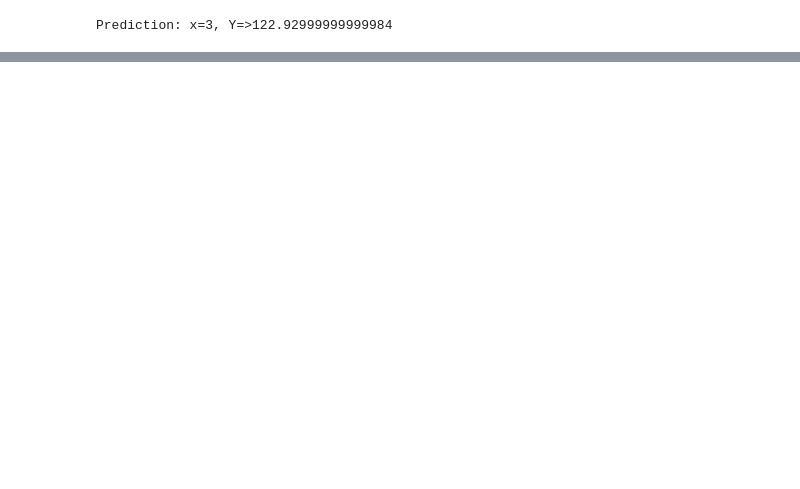
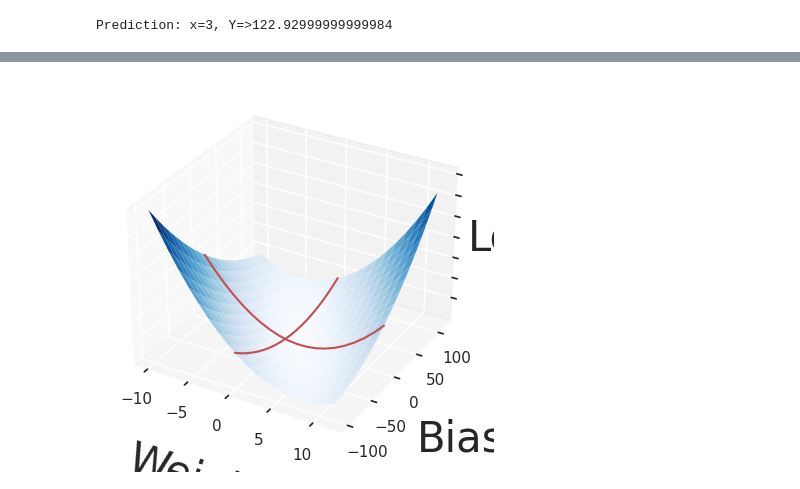
Before and after one commit to DanyelMorales/MLLearneerRepo, a Jupyter notebook: PredictionUsingCalculusGradeDescendent.ipynb, the cells around one changed output, grey strips where cells are left out. Drawn from its saved outputs; the diff is of its cells as text; code cells hidden in the pictures; blank space fills up the shorter version.

```diff
--- a/PredictionUsingCalculusGradeDescendent.ipynb
+++ b/PredictionUsingCalculusGradeDescendent.ipynb
@@ -108,0 +132,35 @@ Prediction: x=3, Y=>122.92999999999984
+# %%
+history = np.array(history)
+history_w = history[:, 0]
+history_b = history[:, 1]
+history_loss = history[:, 2]
+
+# Prepare matrices for 3D plot (W, B and L for weights, biases and losses)
+MESH_SIZE = 20
+weights = np.linspace(np.min(history_w) - 10, np.max(history_w) + 10,
+                      MESH_SIZE)
+biases = np.linspace(np.min(history_b) - 100, np.max(history_b) + 100,
+                     MESH_SIZE)
+W, B = np.meshgrid(weights, biases)
+losses = np.array([loss(X, Y, w, b) for w, b in zip(np.ravel(W), np.ravel(B))])
+L = losses.reshape((MESH_SIZE, MESH_SIZE))
+
+# Plot surface
+sns.set(rc={"axes.facecolor": "white", "figure.facecolor": "white"})
+ax = plt.figure().add_subplot(projection="3d")
+ax.set_zticklabels(())
+ax.set_xlabel("Weight", labelpad=20, fontsize=30)
+ax.set_ylabel("Bias", labelpad=20, fontsize=30)
+ax.set_zlabel("Loss", labelpad=5, fontsize=30)
+ax.plot_surface(W, B, L, cmap=cm.Blues, linewidth=0, antialiased=True)
+
+# Trace the partial derivative "slices"
+plt.plot(weights, [history_b[0] for w in weights],
+         [loss(X, Y, w, history_b[0]) for w in weights], color="r")
+plt.plot([history_w[0] for b in biases], biases,
+         [loss(X, Y, history_w[0], b) for b in biases], color="r")
+
+# Display plot
+plt.show()
+# %% [output]
+[figure, added]
```
Also changed, not shown: parts of 4 cells of this notebook.
